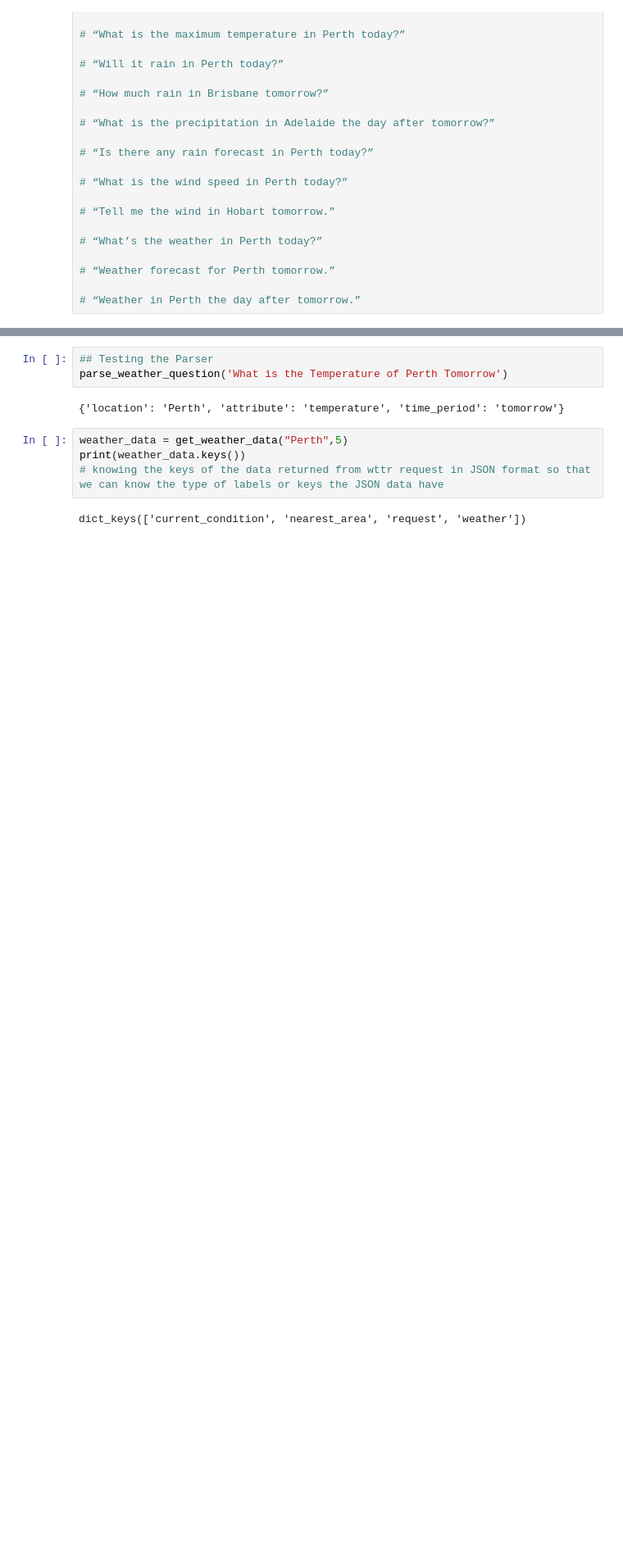
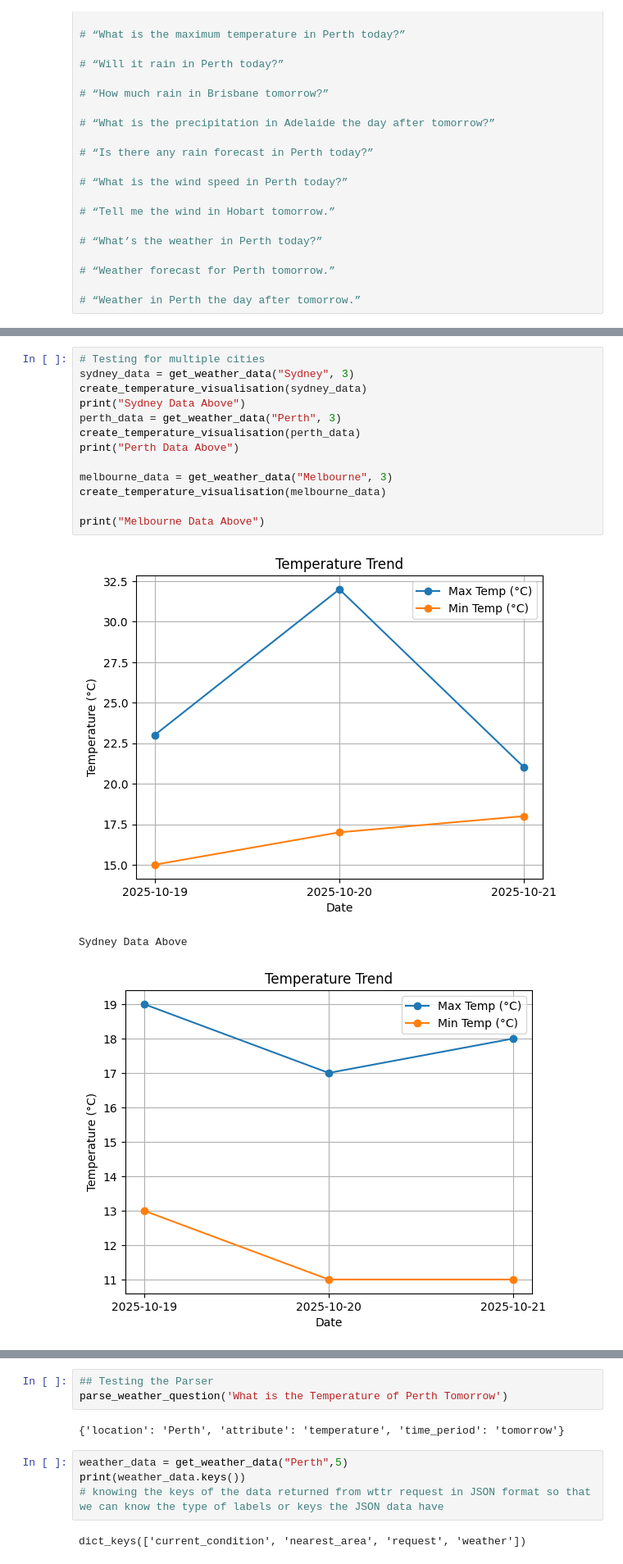
Before and after one commit to harshmalik2001/Weatherwise-Harsh-Malik, a Jupyter notebook: starter_notebook.ipynb, the cells around one changed output, grey strips where cells are left out. Shown at 82% size. Drawn from its saved outputs; the diff is of its cells as text; blank space fills up the shorter version.

Commit message:
added more testing

```diff
--- a/starter_notebook.ipynb
+++ b/starter_notebook.ipynb
@@ -373,0 +374,17 @@ create_temperature_visualisation(data)
+# %%
+# Testing for multiple cities
+sydney_data = get_weather_data("Sydney", 3)
+create_temperature_visualisation(sydney_data)
+print("Sydney Data Above")
+perth_data = get_weather_data("Perth", 3)
+create_temperature_visualisation(perth_data)
+print("Perth Data Above")
+
+melbourne_data = get_weather_data("Melbourne", 3)
+create_temperature_visualisation(melbourne_data)
+
+print("Melbourne Data Above")
+# %% [output]
+[figure, added]
+Sydney Data Above
+[figure, added]
```
Also changed, not shown: parts of 6 cells of this notebook.
